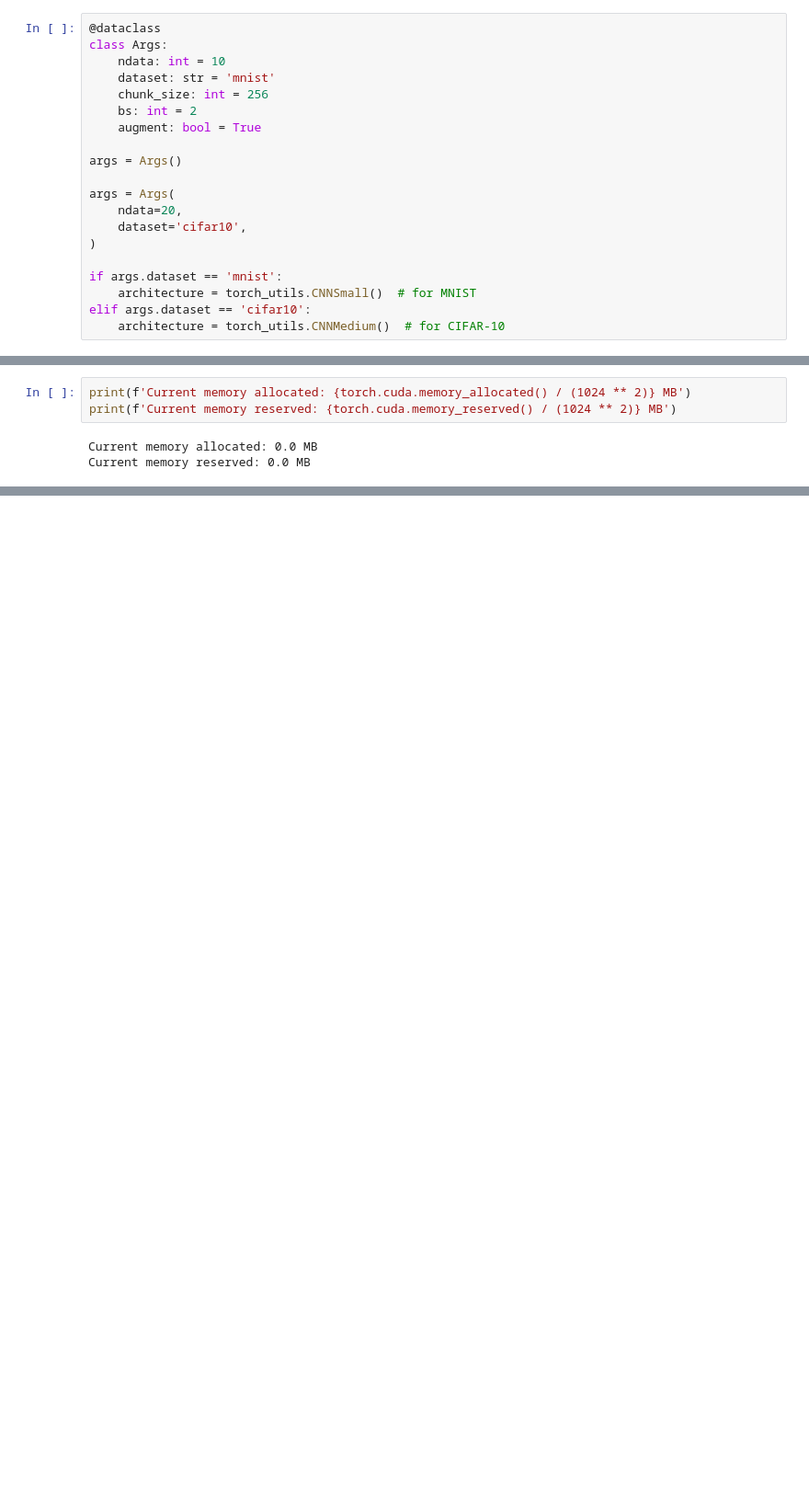
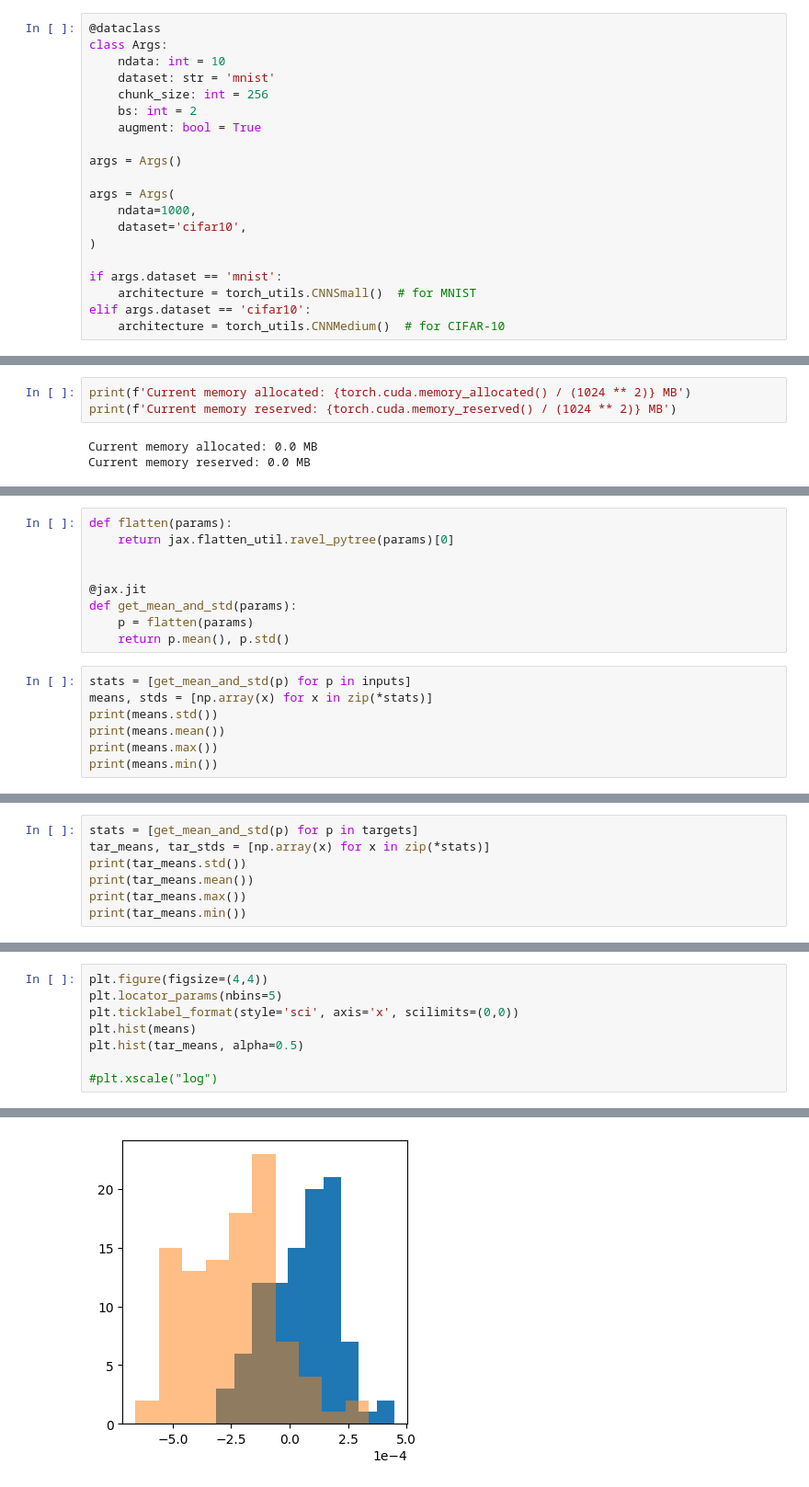
Before and after one commit to langosco/meta-transformer, a Jupyter notebook: notebooks/torch-utils-loading-checkpoints.ipynb, the cells around one changed output, grey strips where cells are left out. Shown: that part at 92% size. Saved outputs shown, nothing was run; the diff lists cells and outputs as text; blank space fills up the shorter version.

```diff
--- a/notebooks/torch-utils-loading-checkpoints.ipynb
+++ b/notebooks/torch-utils-loading-checkpoints.ipynb
@@ -79,7 +24,7 @@ class Args:
 args = Args()
 
 args = Args(
-    ndata=20,
+    ndata=1000,
     dataset='cifar10',
 )
 
@@ -252,0 +97,16 @@ if stop_training:
+# %%
+def flatten(params):
+    return jax.flatten_util.ravel_pytree(params)[0]
+
+
+@jax.jit
+def get_mean_and_std(params):
+    p = flatten(params)
+    return p.mean(), p.std()
+# %%
+stats = [get_mean_and_std(p) for p in inputs]
+means, stds = [np.array(x) for x in zip(*stats)]
+print(means.std())
+print(means.mean())
+print(means.max())
+print(means.min())
@@ -252,0 +118,7 @@ if stop_training:
+# %%
+stats = [get_mean_and_std(p) for p in targets]
+tar_means, tar_stds = [np.array(x) for x in zip(*stats)]
+print(tar_means.std())
+print(tar_means.mean())
+print(tar_means.max())
+print(tar_means.min())
@@ -252,0 +130,9 @@ if stop_training:
+# %%
+plt.figure(figsize=(4,4))
+plt.locator_params(nbins=5)
+plt.ticklabel_format(style='sci', axis='x', scilimits=(0,0))
+plt.hist(means)
+plt.hist(tar_means, alpha=0.5)
+
+#plt.xscale("log")
+# %% [output]
@@ -252,0 +144 @@ if stop_training:
+[figure, added]
```
Also changed, not shown: parts of 25 cells of this notebook, 1 other file.
